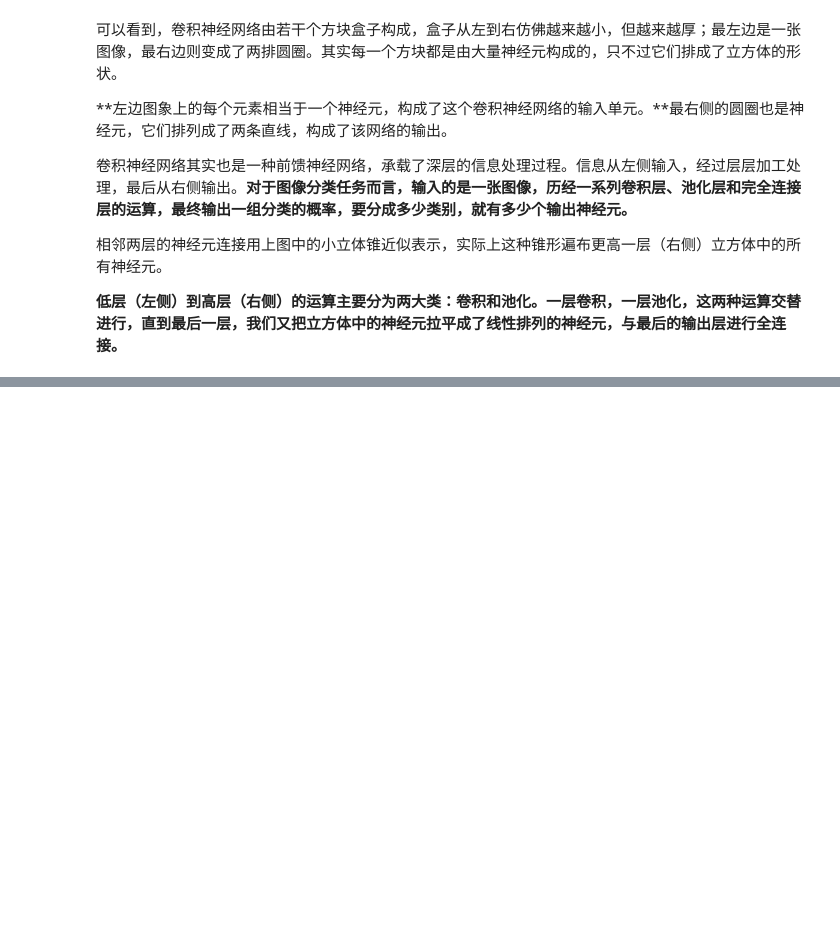
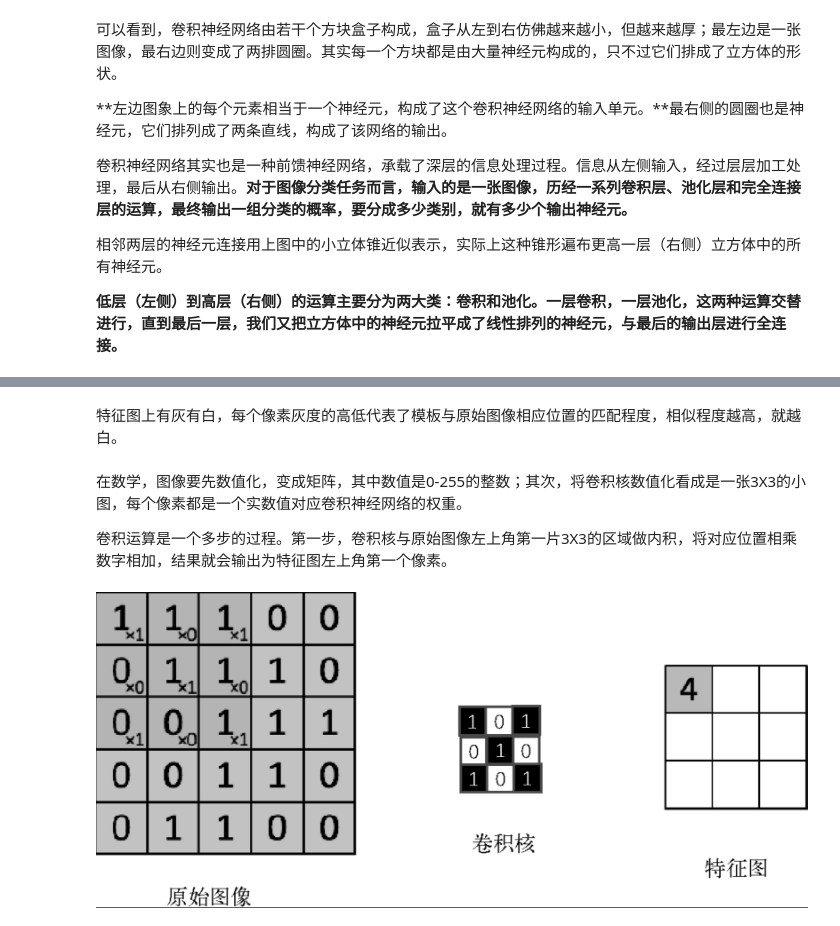
Before and after one commit to MaYangle/Basic-Deep-learning, a Jupyter notebook: convolutional neural network/number_detection.ipynb, the cells around one changed output, grey strips where cells are left out. Saved outputs shown, nothing was run; the diff lists cells and outputs as text; code cells hidden in the pictures; blank space fills up the shorter version.

```diff
--- a/convolutional neural network/number_detection.ipynb
+++ b/convolutional neural network/number_detection.ipynb
@@ -37,0 +79,10 @@ Image(filename=photo_path)
+# %% [markdown]
+特征图上有灰有白，每个像素灰度的高低代表了模板与原始图像相应位置的匹配程度，相似程度越高，就越白。
+# %% [markdown]
+在数学，图像要先数值化，变成矩阵，其中数值是0-255的整数；其次，将卷积核数值化看成是一张3X3的小图，每个像素都是一个实数值对应卷积神经网络的权重。
+
+卷积运算是一个多步的过程。第一步，卷积核与原始图像左上角第一片3X3的区域做内积，将对应位置相乘数字相加，结果就会输出为特征图左上角第一个像素。
+# %%
+Image(filename=photo_paths[4],width=900,height=350)
+# %% [output]
+[figure, added]
```
Also changed, not shown: parts of 103 cells of this notebook.
